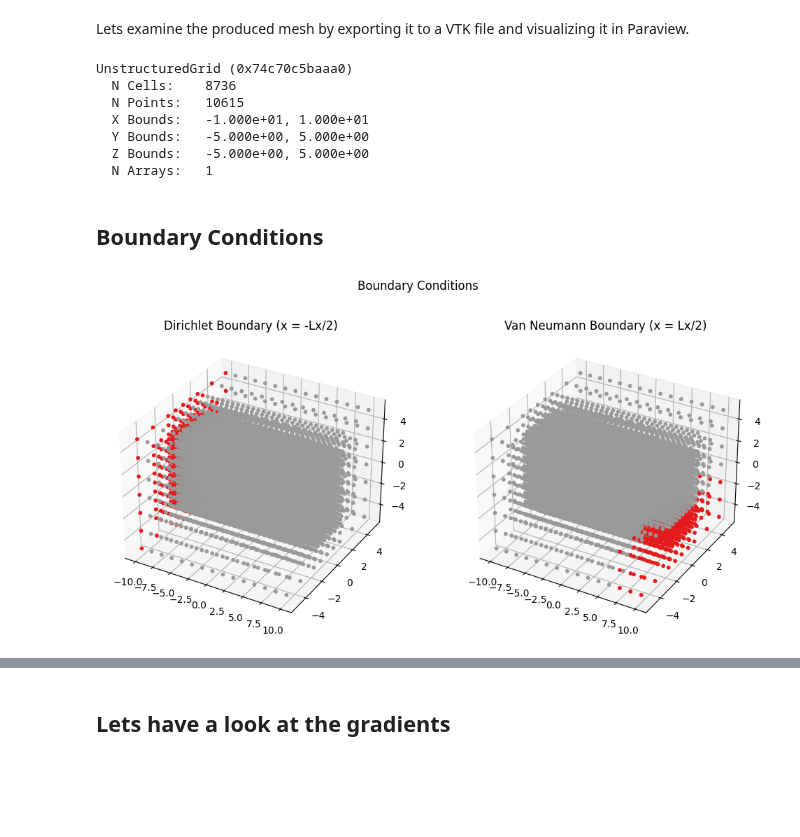
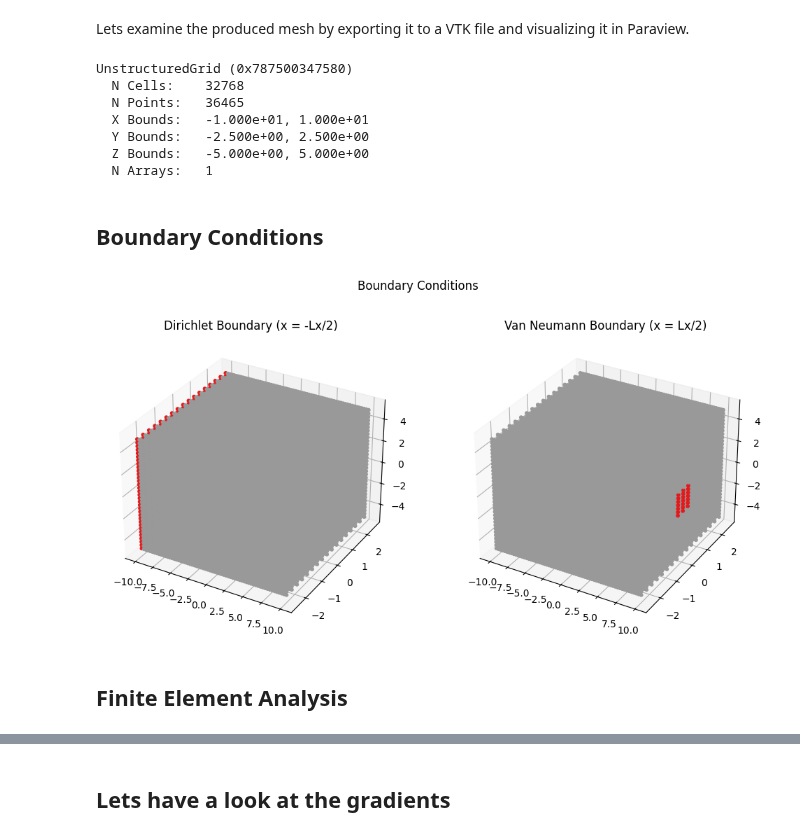
Before and after one commit to pasteurlabs/tesseract-jax, a Jupyter notebook: examples/ansys/optim_bars_pymapdl.ipynb, the cells around one changed output, grey strips where cells are left out. Saved outputs shown, nothing was run; the diff lists cells and outputs as text; code cells hidden in the pictures; blank space fills up the shorter version.

```diff
--- a/examples/ansys/optim_bars_pymapdl.ipynb
+++ b/examples/ansys/optim_bars_pymapdl.ipynb
@@ -278,27 +265,23 @@ Mesh points: 10615, Mesh faces: 8736
 Lets examine the produced mesh by exporting it to a VTK file and visualizing it in Paraview.
 # %%
 # Lets export it to a .vtk using pyvista
-import numpy as np
 
-# convert arrays to numpy
-pts_np = np.array(adaptive_mesh["points"][: adaptive_mesh["n_points"]])
-cells_np = np.array(adaptive_mesh["faces"][: adaptive_mesh["n_faces"]])
-
-hex_mesh = hex_to_pyvista(
-    pts_np,
-    cells_np,
-    {"rho": mesher_out["mesh_cell_values"][: adaptive_mesh["n_faces"]]},
+# TODO look at this transpose
+pv_mesh = hex_to_pyvista(
+    hex_mesh["points"],
+    hex_mesh["faces"],
+    {"rho": rho.T.flatten()},
 )
 
-print(hex_mesh)
+print(pv_mesh)
 
-hex_mesh.save("bars_mesh.vtk")
+pv_mesh.save("bars_mesh.vtk")
 # %% [output]
-UnstructuredGrid (0x74c70c5baaa0)
-  N Cells:    8736
-  N Points:   10615
+UnstructuredGrid (0x787500347580)
+  N Cells:    32768
+  N Points:   36465
   X Bounds:   -1.000e+01, 1.000e+01
-  Y Bounds:   -5.000e+00, 5.000e+00
+  Y Bounds:   -2.500e+00, 2.500e+00
   Z Bounds:   -5.000e+00, 5.000e+00
   N Arrays:   1
 # %% [markdown]
@@ -307,7 +290,7 @@ UnstructuredGrid (0x74c70c5baaa0)
 # Lets setup the boundary conditions
 
 
-def get_boundary_masks(mesh: dict, Lx: float, Lz: float):
+def get_boundary_masks(mesh: dict, Lx: float, Ly: float, Lz: float):
     """Get boundary condition masks for the adaptive mesh.
 
     Args:
@@ -321,47 +304,62 @@ def get_boundary_masks(mesh: dict, Lx: float, Lz: float):
     """
     pts = mesh["points"]
 
-    dirichlet_mask = pts[:, 0] <= -Lx / 2 + Lx / 20
+    dirichlet_mask = pts[:, 0] <= -Lx / 2
+    # von Neumann condition (select nodes at x=Lx with constraints on y and z)
+    x_lim = Lx/2
+    y_min = -0.1 * Ly
+    y_max = 0.1 * Ly
+    z_min = -0.1 * Lz
+    z_max = 0.1 * Lz
     van_neumann_mask = jnp.logical_and(
-        jnp.isclose(pts[:, 0], Lx / 2, atol=Lz / 3),
-        jnp.isclose(pts[:, 2], -Lz / 2, atol=Lz / 3),
+        hex_mesh["points"][:, 0] >= x_lim,
+        jnp.logical_and(
+            jnp.logical_and(
+                hex_mesh["points"][:, 1] >= y_min, hex_mesh["points"][:, 1] <= y_max
+            ),
+            jnp.logical_and(
+                hex_mesh["points"][:, 2] >= z_min, hex_mesh["points"][:, 2] <= z_max
+            ),
+        ),
     )
+
 
     return dirichlet_mask, van_neumann_mask
 
 
-dirichlet_mask, van_neumann_mask = get_boundary_masks(adaptive_mesh, Lx, Lz)
+dirichlet_mask, van_neumann_mask = get_boundary_masks(hex_mesh, Lx, Ly, Lz)
 
 fig, axs = plt.subplots(1, 2, subplot_kw={"projection": "3d"}, figsize=(12, 6))
 # set the colormap to Set1
 plt.suptitle("Boundary Conditions")
 # remove the axis ticks
-pts = adaptive_mesh["points"][: adaptive_mesh["n_points"]]
-
+pts = hex_mesh["points"]
 axs[0].scatter(
     pts[:, 0],
     pts[:, 1],
     pts[:, 2],
-    c=jnp.where(dirichlet_mask[: adaptive_mesh["n_points"]], 0.1, 0.2),
+    c=jnp.where(dirichlet_mask, 0.1, 0.2),
     s=10,
     alpha=1.0,
     cmap="Set1",
 )
 axs[0].set_title("Dirichlet Boundary (x = -Lx/2)")
 
 axs[1].scatter(
     pts[:, 0],
     pts[:, 1],
     pts[:, 2],
-    c=jnp.where(van_neumann_mask[: adaptive_mesh["n_points"]], 0.1, 0.2),
+    c=jnp.where(van_neumann_mask, 0.1, 0.2),
     s=10,
     alpha=1.0,
     cmap="Set1",
 )
 axs[1].set_title("Van Neumann Boundary (x = Lx/2)")
 
 # convert to int arrays for tesseract input
 dirichlet_mask = dirichlet_mask.astype(jnp.int32)
 van_neumann_mask = van_neumann_mask.astype(jnp.int32)
 # %% [output]
-[figure, old version]
+[figure, new version]
+# %% [markdown]
+## Finite Element Analysis
```
Also changed, not shown: parts of 31 cells of this notebook, 1 other file.
